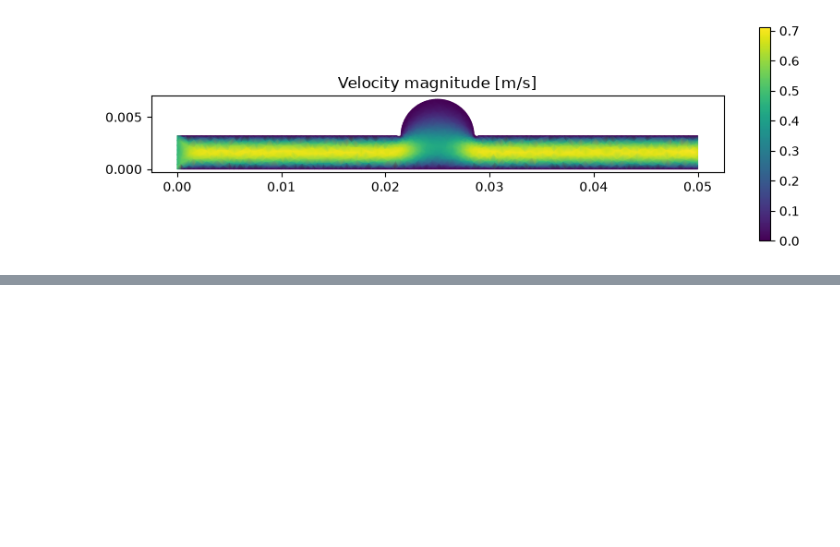
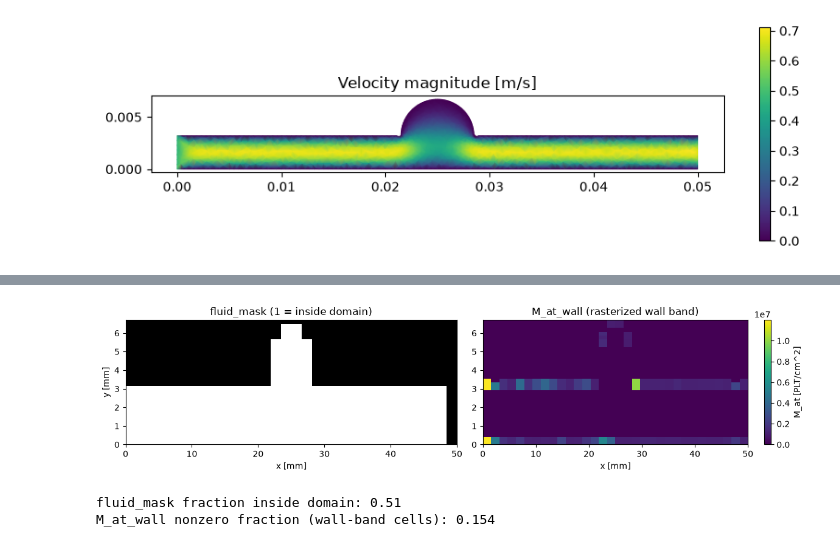
Before and after one commit to danilodurs/thrombus-bench, a Jupyter notebook: notebooks/01_explore_mechanistic_baseline.ipynb, the cells around one changed output, grey strips where cells are left out. Drawn from its saved outputs; the diff is of its cells as text; code cells hidden in the pictures; blank space fills up the shorter version.

```diff
--- a/notebooks/01_explore_mechanistic_baseline.ipynb
+++ b/notebooks/01_explore_mechanistic_baseline.ipynb
@@ -97,0 +254,35 @@ and `coupled_solver.py` land, this notebook should be extended with:
+# %%
+from thrombus_bench.data.generate_dataset import _fluid_mask, _rasterize_wall_band
+
+grid_size = (32, 32)
+node_coords = tagged_mesh.mesh.p
+final_state = history.states[-1]
+
+fluid_mask = _fluid_mask(node_coords, tagged_mesh.mesh.t, grid_size)
+wall_node_coords = history.basis_c.doflocs[:, final_state.wall_dofs]
+M_at_wall = _rasterize_wall_band(node_coords, wall_node_coords, final_state.surface.M_at, grid_size)
+
+extent = [
+    node_coords[0].min() * 1e3, node_coords[0].max() * 1e3,
+    node_coords[1].min() * 1e3, node_coords[1].max() * 1e3,
+]
+
+fig, axes = plt.subplots(1, 2, figsize=(12, 3))
+axes[0].imshow(fluid_mask, origin="lower", cmap="gray", extent=extent, aspect="auto")
+axes[0].set_title("fluid_mask (1 = inside domain)")
+axes[0].set_xlabel("x [mm]")
+axes[0].set_ylabel("y [mm]")
+
+im = axes[1].imshow(M_at_wall, origin="lower", cmap="viridis", extent=extent, aspect="auto")
+axes[1].set_title("M_at_wall (rasterized wall band)")
+axes[1].set_xlabel("x [mm]")
+fig.colorbar(im, ax=axes[1], label="M_at [PLT/cm^2]")
+plt.tight_layout()
+plt.show()
+
+print(f"fluid_mask fraction inside domain: {fluid_mask.mean():.2f}")
+print(f"M_at_wall nonzero fraction (wall-band cells): {(M_at_wall > 0).mean():.3f}")
+# %% [output]
+[figure, added]
+fluid_mask fraction inside domain: 0.51
+M_at_wall nonzero fraction (wall-band cells): 0.154
```
Also changed, not shown: parts of 11 cells of this notebook, 13 other files.
